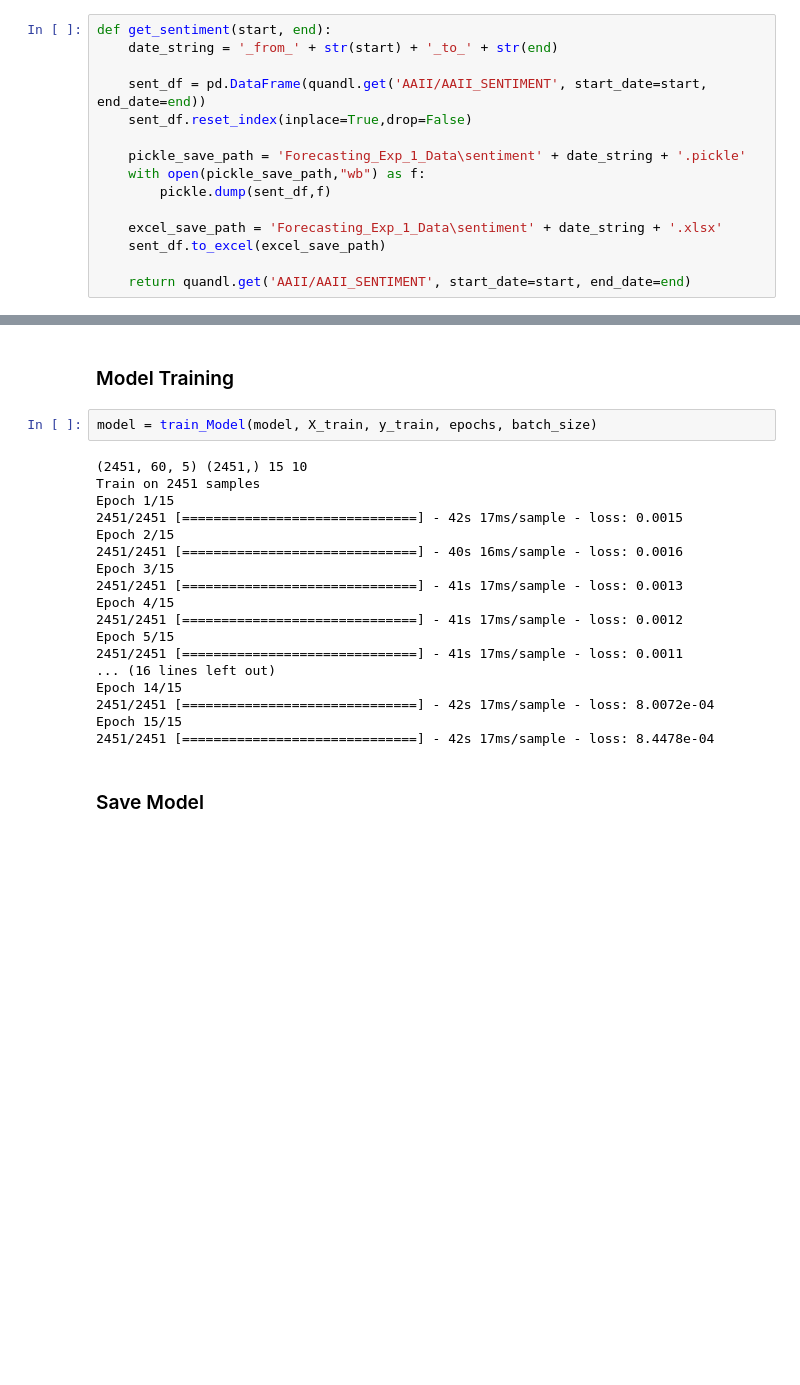
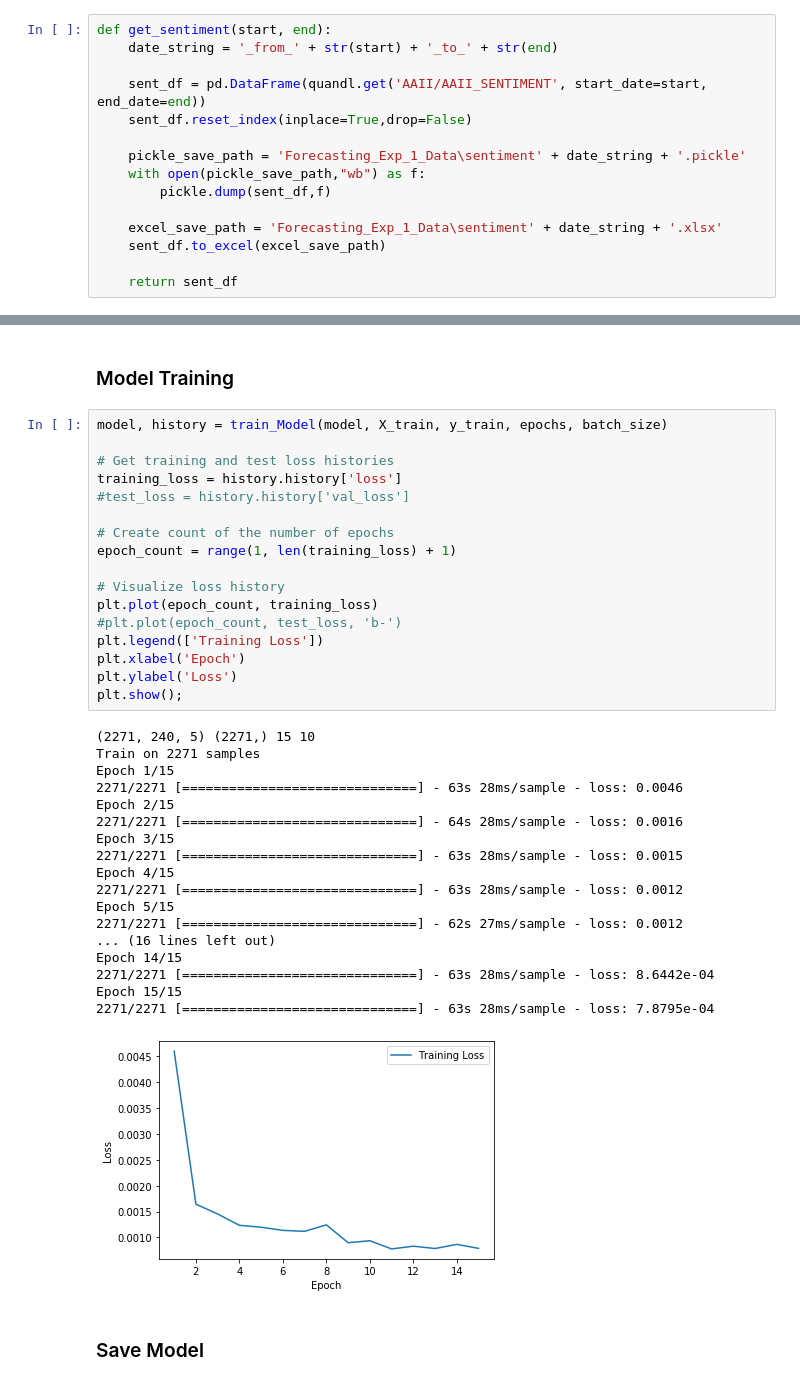
Before and after one commit to jmclark/Trading_Notebooks, a Jupyter notebook: Forecasting_Exp_1.ipynb, the cells around one changed output, grey strips where cells are left out. Cells and saved outputs as stored; diff of their text form; blank space fills up the shorter version.

```diff
--- a/Forecasting_Exp_1.ipynb
+++ b/Forecasting_Exp_1.ipynb
@@ -128,7 +125,7 @@ def get_sentiment(start, end):
     excel_save_path = 'Forecasting_Exp_1_Data\sentiment' + date_string + '.xlsx'
     sent_df.to_excel(excel_save_path)
 
-    return quandl.get('AAII/AAII_SENTIMENT', start_date=start, end_date=end)
+    return sent_df
 # %% [markdown]
 ### Functions to Update Data Dictionary (Local Datasets)
 # %%
@@ -606,26 +639,42 @@ Non-trainable params: 0
 _________________________________________________________________
 # %% [markdown]
 ### Model Training
-# %%
-model = train_Model(model, X_train, y_train, epochs, batch_size)
-# %% [output]
-(2451, 60, 5) (2451,) 15 10
-Train on 2451 samples
-Epoch 1/15
-2451/2451 [==============================] - 42s 17ms/sample - loss: 0.0015
-Epoch 2/15
-2451/2451 [==============================] - 40s 16ms/sample - loss: 0.0016
-Epoch 3/15
-2451/2451 [==============================] - 41s 17ms/sample - loss: 0.0013
-Epoch 4/15
-2451/2451 [==============================] - 41s 17ms/sample - loss: 0.0012
-Epoch 5/15
-2451/2451 [==============================] - 41s 17ms/sample - loss: 0.0011
-... (16 lines left out)
-Epoch 14/15
-2451/2451 [==============================] - 42s 17ms/sample - loss: 8.0072e-04
-Epoch 15/15
-2451/2451 [==============================] - 42s 17ms/sample - loss: 8.4478e-04
+# %%
+model, history = train_Model(model, X_train, y_train, epochs, batch_size)
+
+# Get training and test loss histories
+training_loss = history.history['loss']
+#test_loss = history.history['val_loss']
+
+# Create count of the number of epochs
+epoch_count = range(1, len(training_loss) + 1)
+
+# Visualize loss history
+plt.plot(epoch_count, training_loss)
+#plt.plot(epoch_count, test_loss, 'b-')
+plt.legend(['Training Loss'])
+plt.xlabel('Epoch')
+plt.ylabel('Loss')
+plt.show();
+# %% [output]
+(2271, 240, 5) (2271,) 15 10
+Train on 2271 samples
+Epoch 1/15
+2271/2271 [==============================] - 63s 28ms/sample - loss: 0.0046
+Epoch 2/15
+2271/2271 [==============================] - 64s 28ms/sample - loss: 0.0016
+Epoch 3/15
+2271/2271 [==============================] - 63s 28ms/sample - loss: 0.0015
+Epoch 4/15
+2271/2271 [==============================] - 63s 28ms/sample - loss: 0.0012
+Epoch 5/15
+2271/2271 [==============================] - 62s 27ms/sample - loss: 0.0012
+... (16 lines left out)
+Epoch 14/15
+2271/2271 [==============================] - 63s 28ms/sample - loss: 8.6442e-04
+Epoch 15/15
+2271/2271 [==============================] - 63s 28ms/sample - loss: 7.8795e-04
+[figure, added]
 # %% [markdown]
 ### Save Model
 # %%
```
Also changed, not shown: parts of 14 cells of this notebook.
